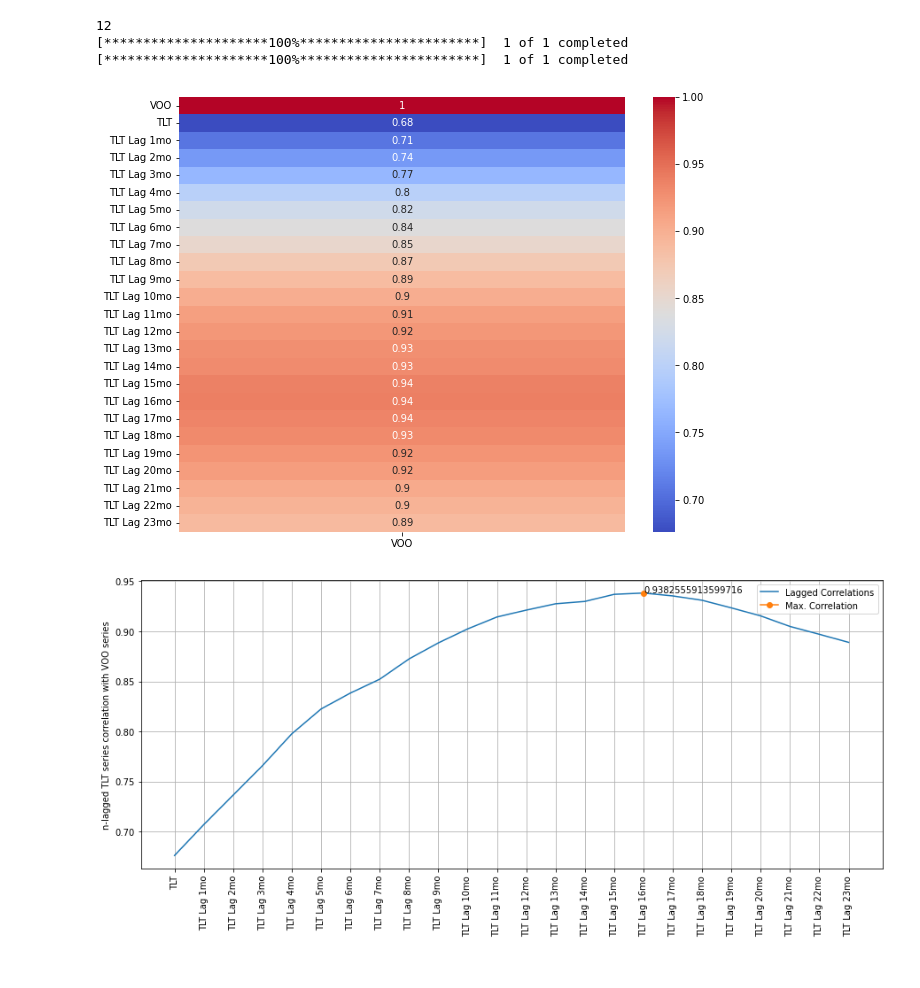
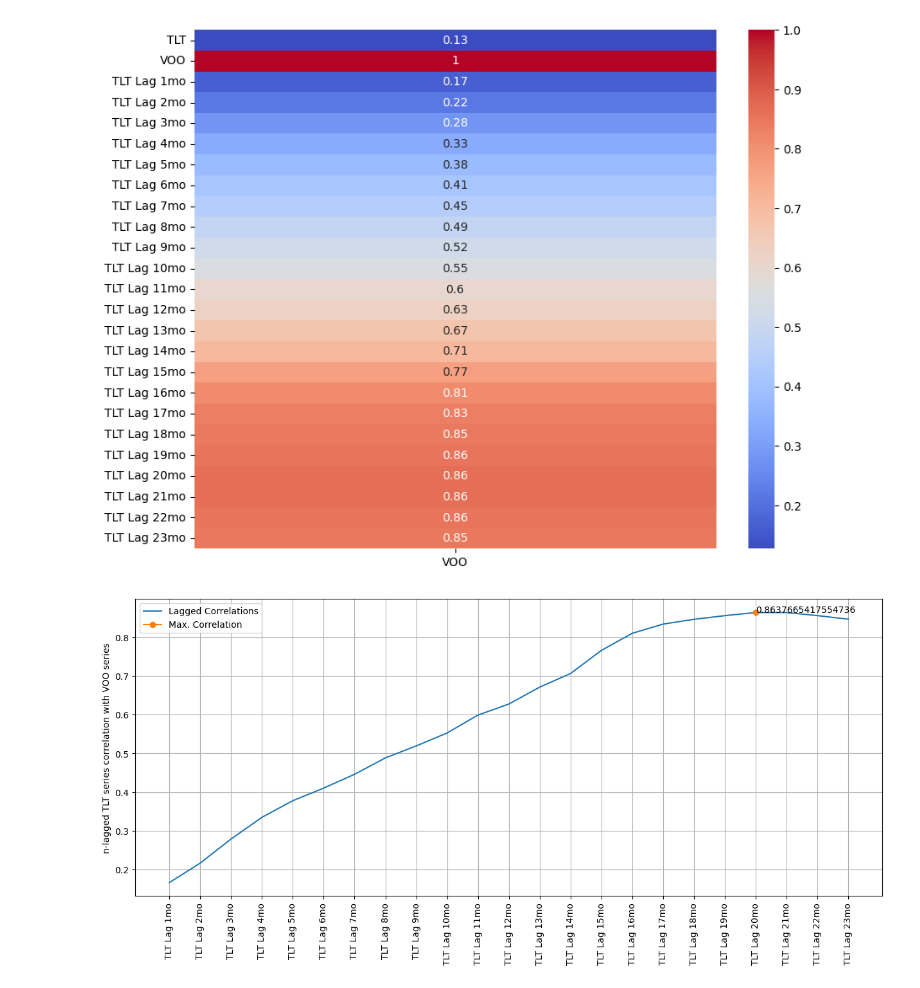
Before and after one commit to duckeun16/Macro, a Jupyter notebook: Equity and Bond Rolling Correlation.ipynb, the cells around one changed output. Drawn from its saved outputs; the diff is of its cells as text; code cells hidden in the pictures.

```diff
--- a/Equity and Bond Rolling Correlation.ipynb
+++ b/Equity and Bond Rolling Correlation.ipynb
@@ -14,15 +8,16 @@ import matplotlib.pyplot as plt
 import warnings
 warnings.filterwarnings('ignore')
 # %%
-N = 100
-end = dt.datetime.now()
-start = end - dt.timedelta(weeks=52*N)
+def price_Nyears_ago(tickers, interval, N):
+    end = dt.datetime.now()
+    start = end - dt.timedelta(weeks=52*N)
+    frequency = {'1d':252, '1wk':52, '1mo': 12}
+    frequency = frequency[interval]
+    stock_df = yf.download(tickers, start=start, end=end, interval=interval, progress=False)['Adj Close']
+    return stock_df
 
+# 5 years, monthly
+N = 10
 interval='1mo'
-frequency = {'1d':252, '1wk':52, '1mo': 12}
-frequency = frequency[interval]
-print(frequency)
-
 tickers = ['VOO','TLT']
-
-stock_df = capm.get_data_yf(tickers, start, end, interval, OHLC='Adj Close', market=False)
+stock_df = price_Nyears_ago(tickers, interval, N)
@@ -101,32 +92,16 @@ Mean: 0.17 Median: 0.2 Mode: 0.91
 # %%
-N = 100
-end = dt.datetime.now()
-start = end - dt.timedelta(weeks=52*N)
-
-interval='1mo'
-frequency = {'1d':252, '1wk':52, '1mo': 12}
-frequency = frequency[interval]
-print(frequency)
-
-tickers = ['VOO','TLT']
-
-stock_df = capm.get_data_yf(tickers, start, end, interval, OHLC='Adj Close', market=False)
-
 for lag in range(1,24): # 1~18mo lags
     stock_df[f'TLT Lag {lag}mo'] = stock_df['TLT'].shift(lag)
 
 stock_df = stock_df.dropna()
 
 plt.figure(figsize=(10,8))
 corr = stock_df.corr()
 sns.heatmap(corr[['VOO']], cmap='coolwarm', annot=True);
 # %% [output]
-12
-[*********************100%***********************]  1 of 1 completed
-[*********************100%***********************]  1 of 1 completed
-[figure, old version]
+[figure, new version]
 # %%
-lag_correls = corr[['VOO']].iloc[1:]
+lag_correls = corr[['VOO']].iloc[2:]
 max_idx = np.argmax(lag_correls)
 corr_max = lag_correls.iloc[max_idx]
 
@@ -140,4 +115,4 @@ plt.setp(ax.get_xticklabels(), rotation=90, horizontalalignment='center')
 plt.ylabel('n-lagged TLT series correlation with VOO series')
 plt.legend();
 # %% [output]
-[figure, old version]
+[figure, new version]
```
Also changed, not shown: parts of 3 cells of this notebook.
